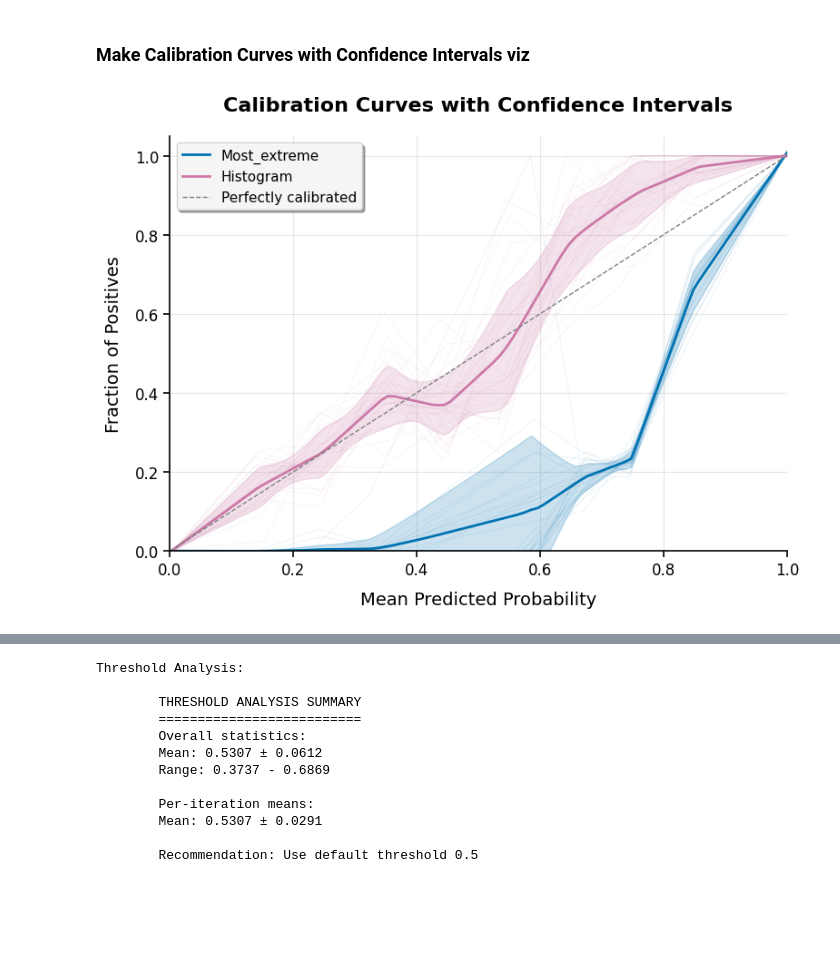
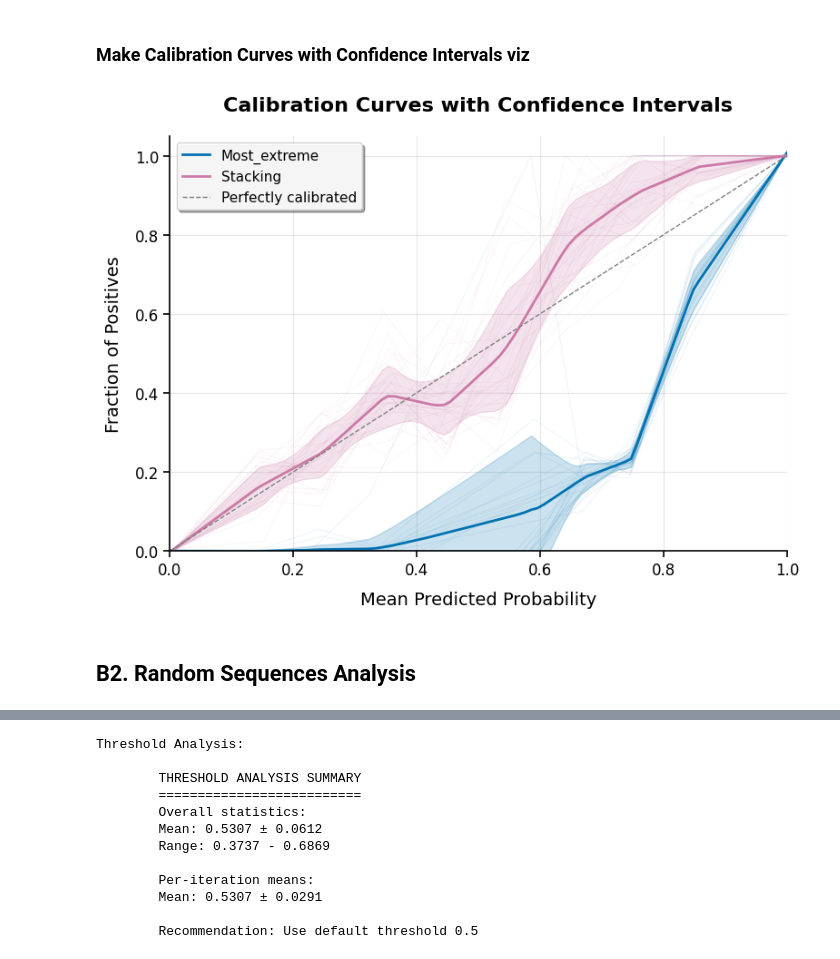
Before and after one commit to nezapajek/project-tobamo, a Jupyter notebook: analysis/model/notebooks/B_model_cv_evaluation.ipynb, the cells around one changed output, grey strips where cells are left out. Drawn from its saved outputs; the diff is of its cells as text; code cells hidden in the pictures; blank space fills up the shorter version.

```diff
--- a/analysis/model/notebooks/B_model_cv_evaluation.ipynb
+++ b/analysis/model/notebooks/B_model_cv_evaluation.ipynb
@@ -53,16 +52,20 @@ print("Method Comparison Results:")
 print("=" * 55)
 for _, row in method_comparison.iterrows():
     method = row['method']
+    # Display 'stacking' instead of 'histogram' for presentation
+    display_method = 'stacking' if method == 'histogram' else method
     acc_mean = row['accuracy_mean']
     acc_ci_low = row['accuracy_ci95_low']
     acc_ci_high = row['accuracy_ci95_high']
     f1_mean = row['f1_mean']
-    print(f"{method.capitalize()}: Accuracy = {acc_mean:.4f} (95% CI: {acc_ci_low:.4f}-{acc_ci_high:.4f})")
+    print(f"{display_method.capitalize()}: Accuracy = {acc_mean:.4f} (95% CI: {acc_ci_low:.4f}-{acc_ci_high:.4f})")
 
 print()
 # Read best method information
 with open(evaluation_dir / 'best_method.txt', 'r') as f:
     best_method_info = f.read()
+    # Replace 'histogram' with 'stacking' in the display
+    best_method_info = best_method_info.replace('histogram', 'stacking')
 print("Best Method Summary:")
 print("=" * 55)
 print(best_method_info)
@@ -105,8 +108,11 @@ for i, method in enumerate(methods):
     means = [method_comparison.loc[method_comparison['method'] == method, f'{metric}_mean'].iloc[0] for metric in metrics]
     stds = [method_comparison.loc[method_comparison['method'] == method, f'{metric}_std'].iloc[0] for metric in metrics]
 
+    # Display 'stacking' instead of 'histogram' for presentation
+    display_method = 'stacking' if method == 'histogram' else method
+
     bars_method = ax.bar(bar_positions[i], means, width, yerr=stds, capsize=5,
-           label=method.capitalize(), alpha=0.8, color=method_colors[method],
+           label=display_method.capitalize(), alpha=0.8, color=method_colors[method],
            edgecolor='white', linewidth=1.5)
     bars.append(bars_method)
 
@@ -219,39 +225,44 @@ for i, method in enumerate(methods):
             mean_curve = np.nanmean(interp_array, axis=0)
             std_curve = np.nanstd(interp_array, axis=0)
 
+            # Display 'stacking' instead of 'histogram' for presentation
+            display_method = 'stacking' if method == 'histogram' else method
+
             # Plot mean curve with higher weight
             ax.plot(x_interp, mean_curve, color=method_colors[method],
-                      label=f'{method.capitalize()}', lw=2)
+                      label=f'{display_method.capitalize()}', lw=2)
 
             # Plot confidence interval
             ax.fill_between(x_interp,
                               np.maximum(0, mean_curve - std_curve),
                               np.minimum(1, mean_curve + std_curve),
                               color=method_colors[method], alpha=0.2)
 
 # Add reference line and formatting for Calibration curve
 ax.plot([0, 1], [0, 1], linestyle='--', color='gray', lw=1, label='Perfectly calibrated')
 ax.set_xlim([0.0, 1.0])
 ax.set_ylim([0.0, 1.05])
 ax.set_xlabel('Mean Predicted Probability', fontsize=14, labelpad=10)
 ax.set_ylabel('Fraction of Positives', fontsize=14, labelpad=10)
 ax.set_title('Calibration Curves with Confidence Intervals', fontsize=16, pad=20, weight='bold')
 ax.legend(loc="upper left", fontsize=11, frameon=True, fancybox=True, shadow=True, framealpha=0.9)
 ax.grid(True, linestyle='-', alpha=0.3, linewidth=0.8)
 ax.set_axisbelow(True)  # Put grid behind curves
 
 # Remove top and right spines to match the style
 ax.spines['top'].set_visible(False)
 ax.spines['right'].set_visible(False)
 ax.spines['left'].set_linewidth(1.2)
 ax.spines['bottom'].set_linewidth(1.2)
 
 # Improve tick formatting
 ax.tick_params(axis='both', which='major', labelsize=12, width=1.2, length=5)
 
 plt.tight_layout()
 plt.savefig(figures_dir / 'Figure3_CalibrationCurves.png', dpi=300, bbox_inches='tight',
            facecolor='white', edgecolor='none')
 plt.show()
 # %% [output]
-[figure, old version]
+[figure, new version]
+# %% [markdown]
+## B2. Random Sequences Analysis
```
Also changed, not shown: parts of 14 cells of this notebook, 2 other files.
